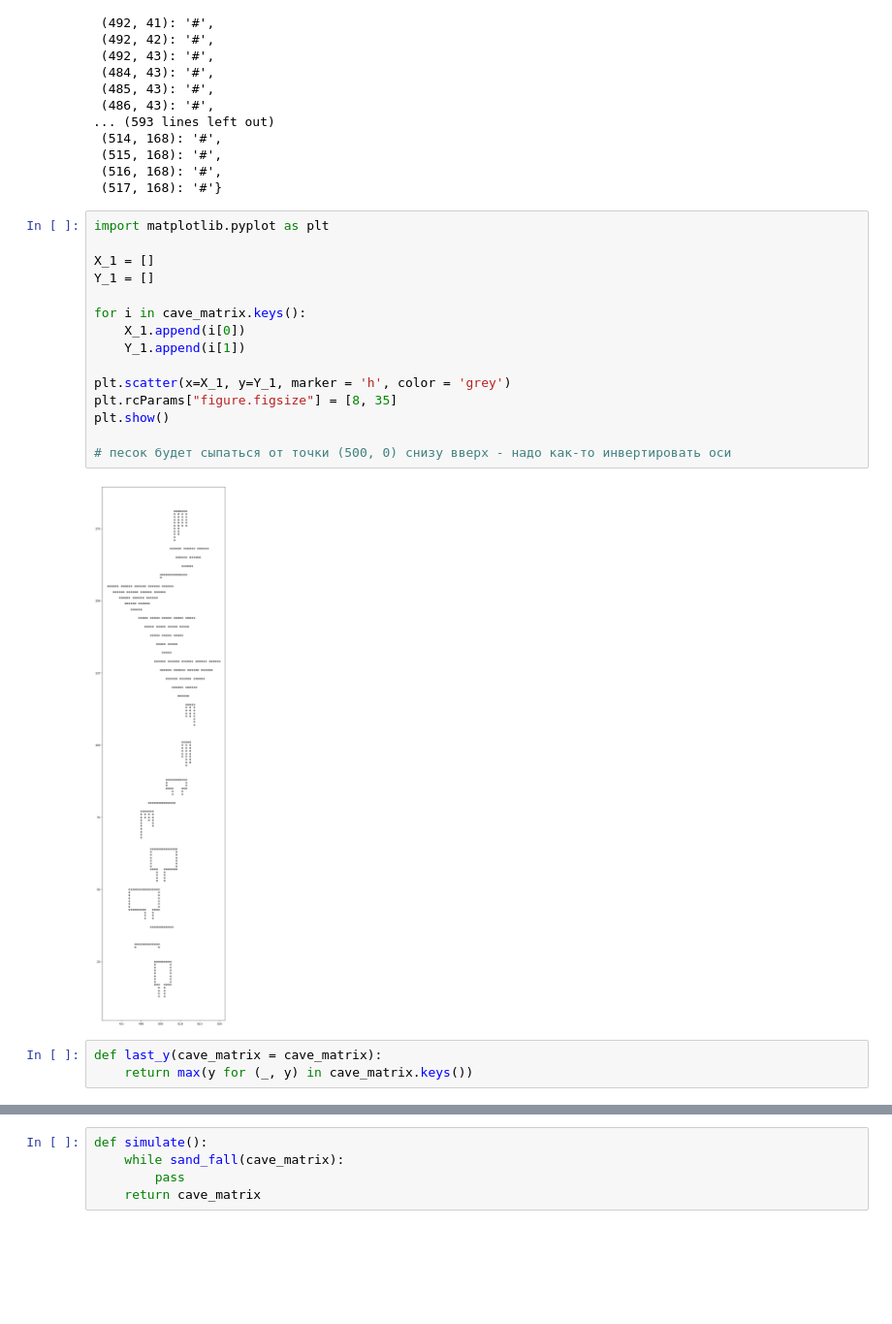
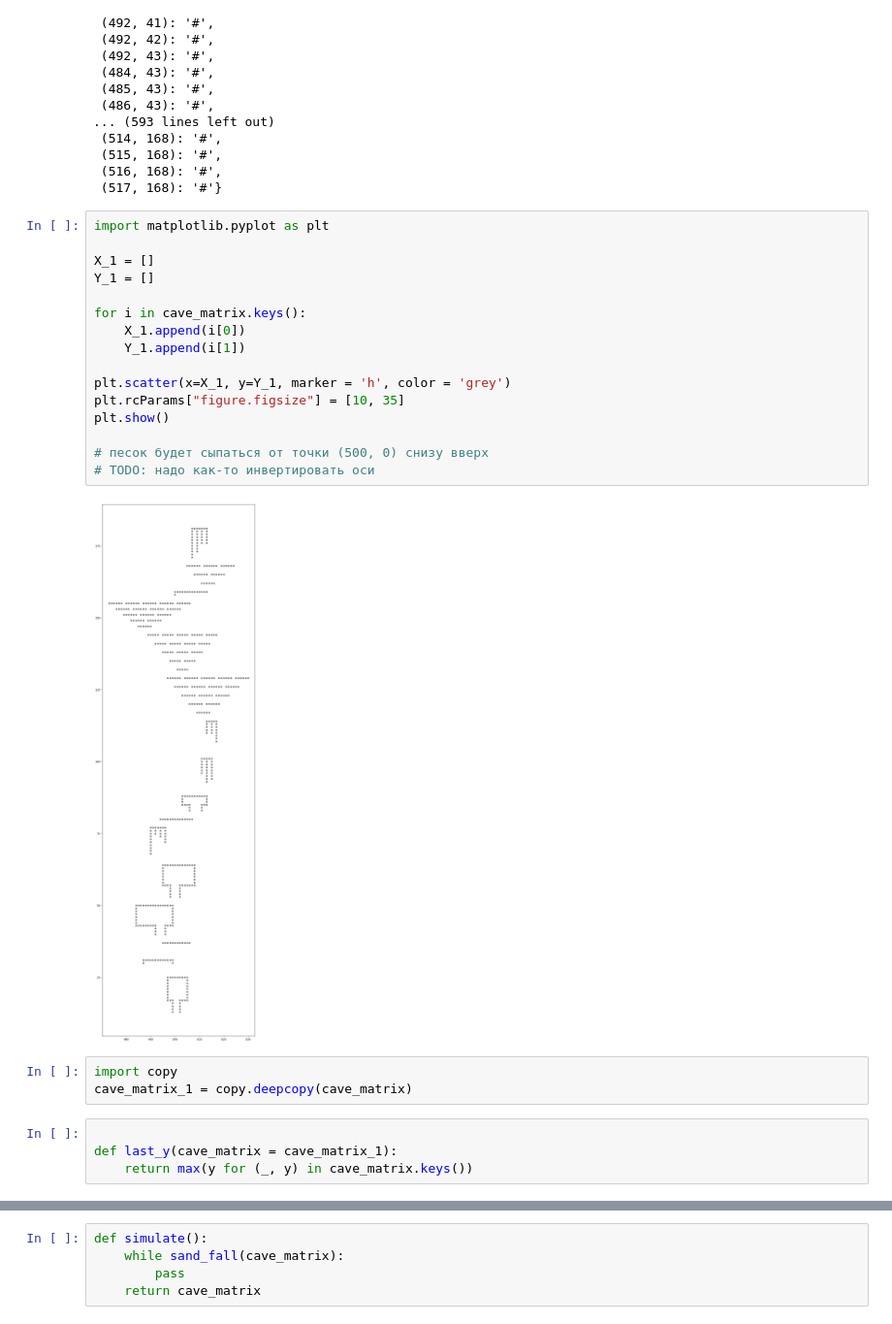
Before and after one commit to ilyinss/advent_of_code, a Jupyter notebook: 2022/2022.ipynb, the cells around one changed output, grey strips where cells are left out. Shown: that part at 97% size. Saved outputs shown, nothing was run; the diff lists cells and outputs as text; blank space fills up the shorter version.

```diff
--- a/2022/2022.ipynb
+++ b/2022/2022.ipynb
@@ -5463,22 +5463,27 @@ cave_matrix
 # %%
 import matplotlib.pyplot as plt
 
 X_1 = []
 Y_1 = []
 
 for i in cave_matrix.keys():
     X_1.append(i[0])
     Y_1.append(i[1])
 
 plt.scatter(x=X_1, y=Y_1, marker = 'h', color = 'grey')
-plt.rcParams["figure.figsize"] = [8, 35]
+plt.rcParams["figure.figsize"] = [10, 35]
 plt.show()
 
-# песок будет сыпаться от точки (500, 0) снизу вверх - надо как-то инвертировать оси
+# песок будет сыпаться от точки (500, 0) снизу вверх
+# TODO: надо как-то инвертировать оси
 # %% [output]
-[figure, old version]
+[figure, new version]
+# %%
+import copy
+cave_matrix_1 = copy.deepcopy(cave_matrix)
 # %%
-def last_y(cave_matrix = cave_matrix):
+
+def last_y(cave_matrix = cave_matrix_1):
     return max(y for (_, y) in cave_matrix.keys())
 # %%
 # песок сыпется из точки по иксу 500
```
Also changed, not shown: parts of 4 cells of this notebook.
